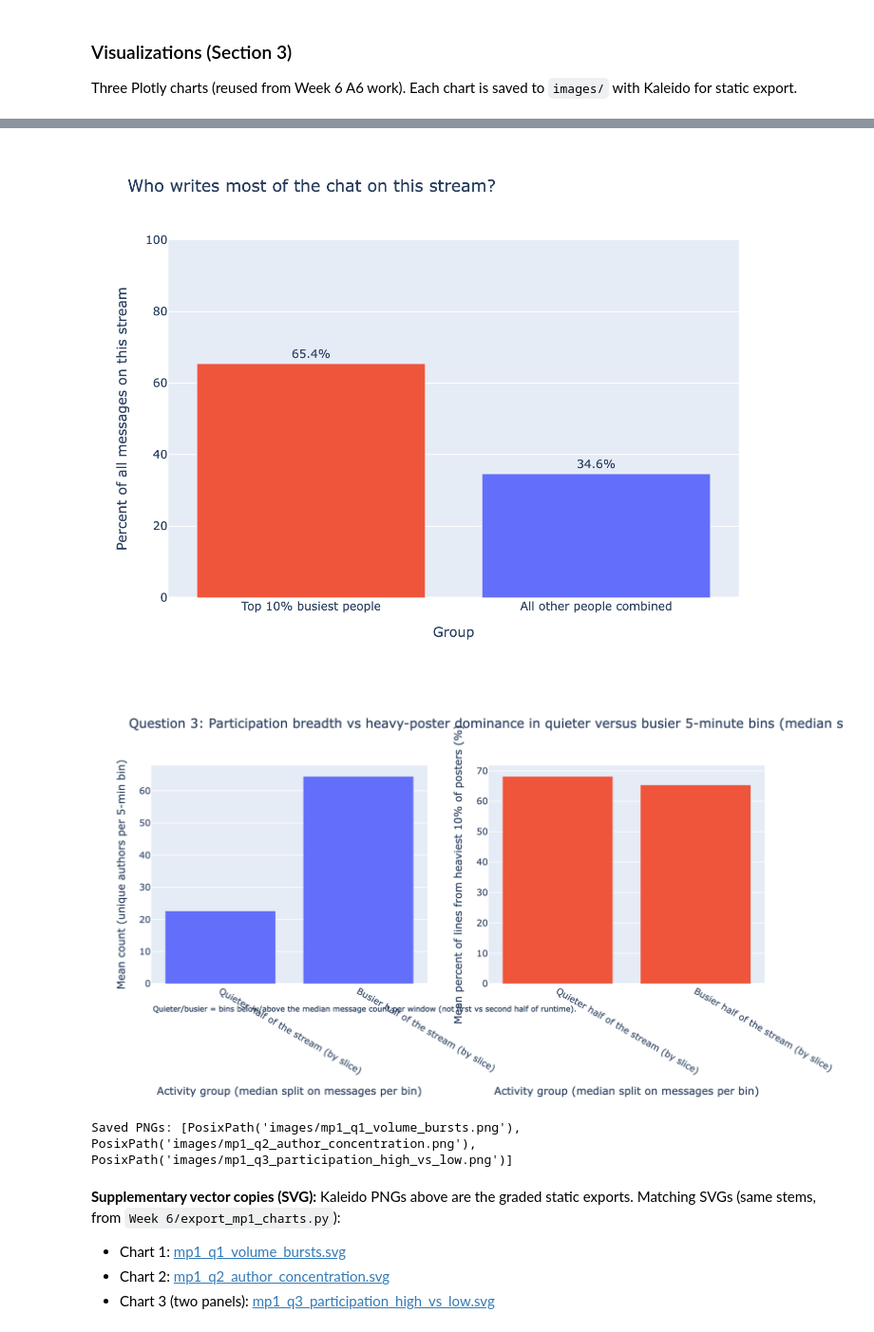
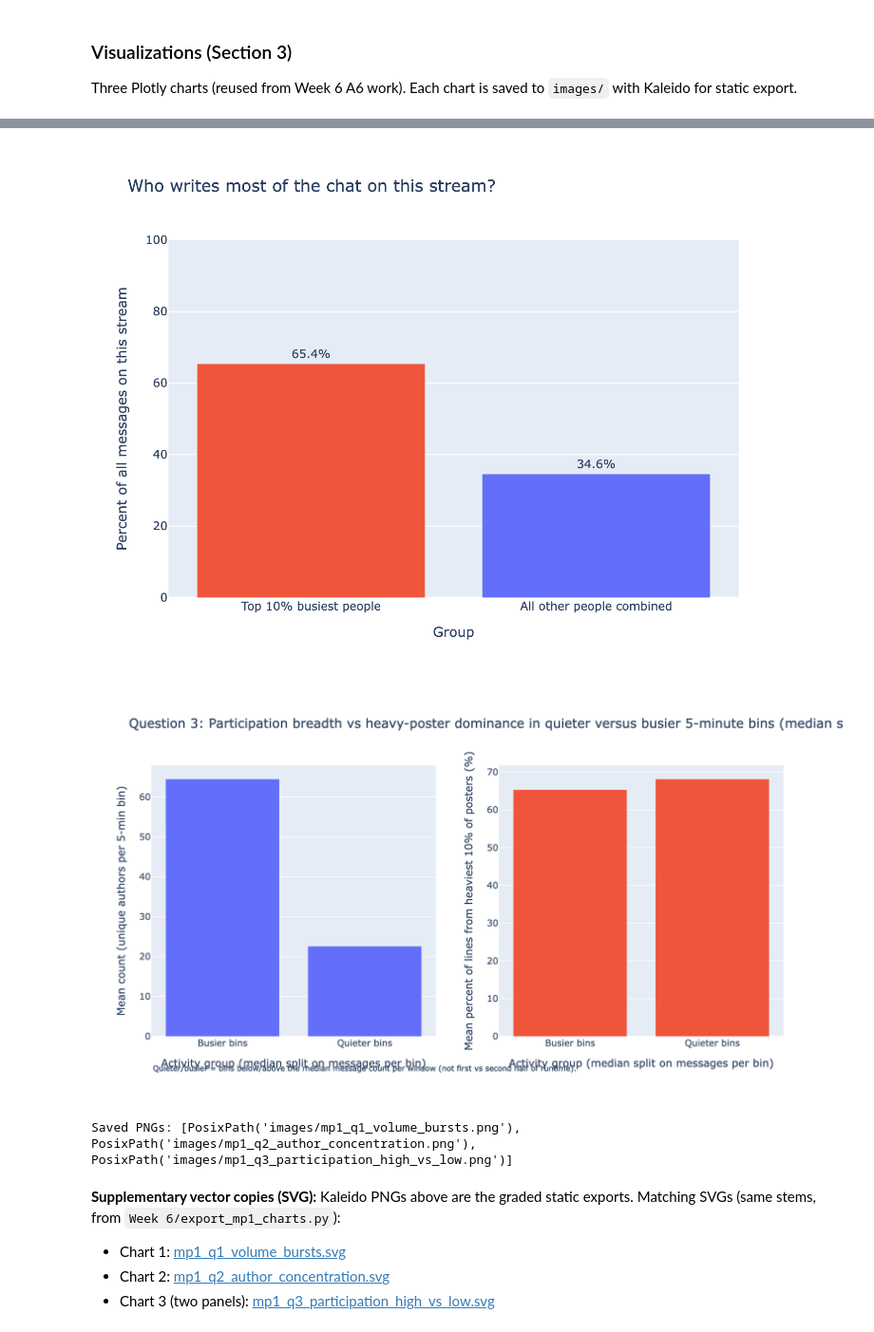
Before and after one commit to jaredren/HCDE530, a Jupyter notebook: MP1/mp1.ipynb, the cells around one changed output, grey strips where cells are left out. Shown at 95% size. Cells and saved outputs as stored; diff of their text form; code cells hidden in the pictures.

```diff
--- a/MP1/mp1.ipynb
+++ b/MP1/mp1.ipynb
@@ -530,8 +530,8 @@ per_bin = (
 mid = per_bin["messages_in_bin"].median()
 per_bin["kind"] = np.where(
     per_bin["messages_in_bin"] >= mid,
-    "Busier half of the stream (by slice)",
-    "Quieter half of the stream (by slice)",
+    "Busier bins",
+    "Quieter bins",
 )
 
 summary = (
@@ -602,7 +602,7 @@ fig3.update_layout(
     ),
     height=520,
     width=1000,
-    margin=dict(b=110),
+    margin=dict(b=90),
     annotations=[
         dict(
             text=(
@@ -610,34 +610,34 @@ fig3.update_layout(
                 "(not first vs second half of runtime)."
             ),
             xref="paper",
             yref="paper",
             x=0,
             y=-0.14,
             showarrow=False,
             xanchor="left",
             font=dict(size=10),
         )
     ],
 )
 fig3.write_image(
     IMAGES_DIR / "mp1_q3_participation_high_vs_low.png",
     width=1000,
     height=550,
     scale=2,
 )
 fig3.show()
 
 for stale in ("mp1_q3a_unique_authors.png", "mp1_q3b_heavy_poster_share.png"):
     stale_path = IMAGES_DIR / stale
     if stale_path.exists():
         stale_path.unlink()
         print("Removed stale:", stale_path.name)
 
 print("Saved PNGs:", sorted(IMAGES_DIR.glob("mp1_q*.png")))
 # %% [output]
 [figure]
 [figure]
-[figure, old version]
+[figure, new version]
 Saved PNGs: [PosixPath('images/mp1_q1_volume_bursts.png'), PosixPath('images/mp1_q2_author_concentration.png'), PosixPath('images/mp1_q3_participation_high_vs_low.png')]
 # %% [markdown]
 **Supplementary vector copies (SVG):** Kaleido PNGs above are the graded static exports. Matching SVGs (same stems, from `Week 6/export_mp1_charts.py`):
```
Also changed, not shown: 1 other file.
